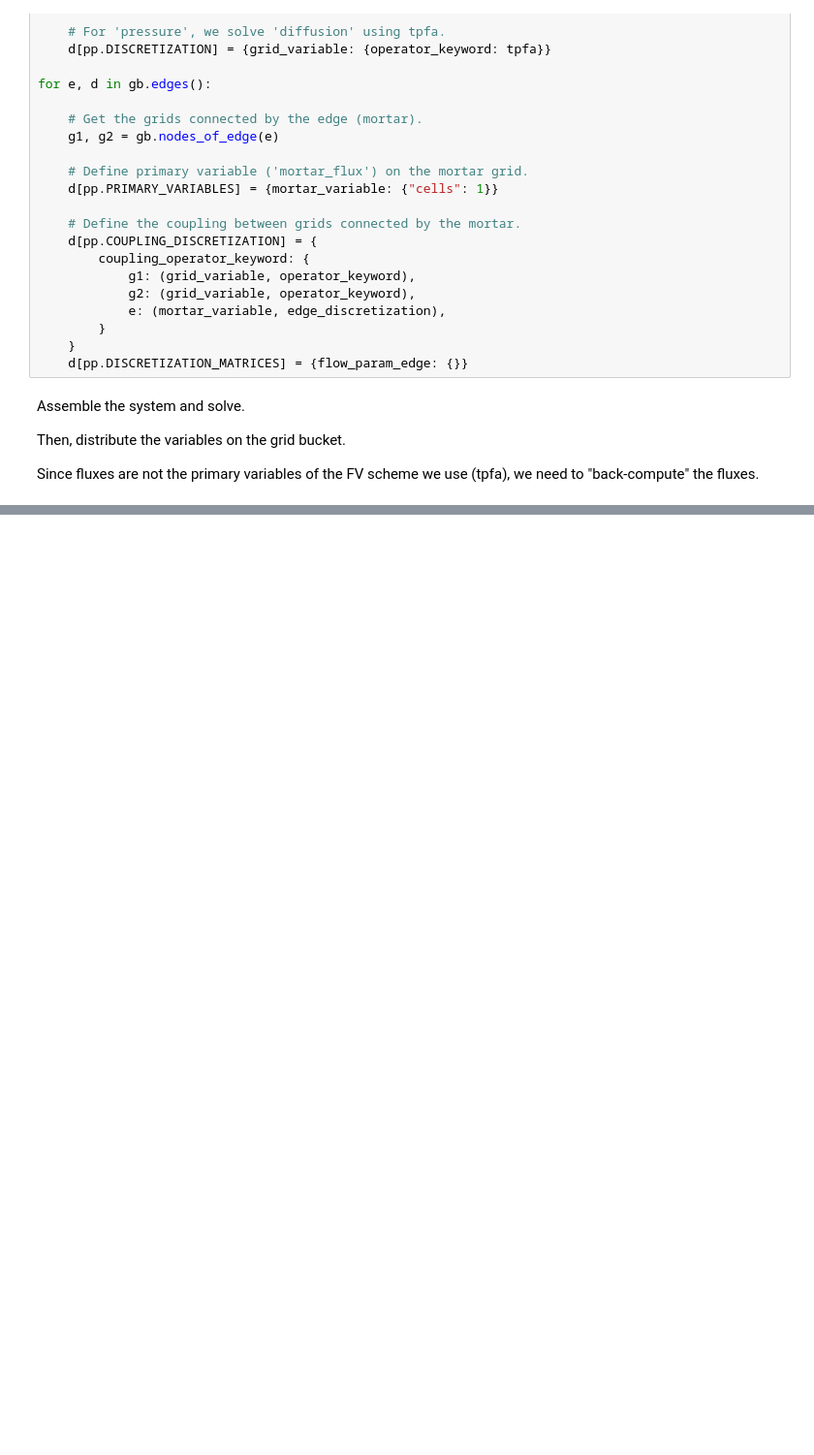
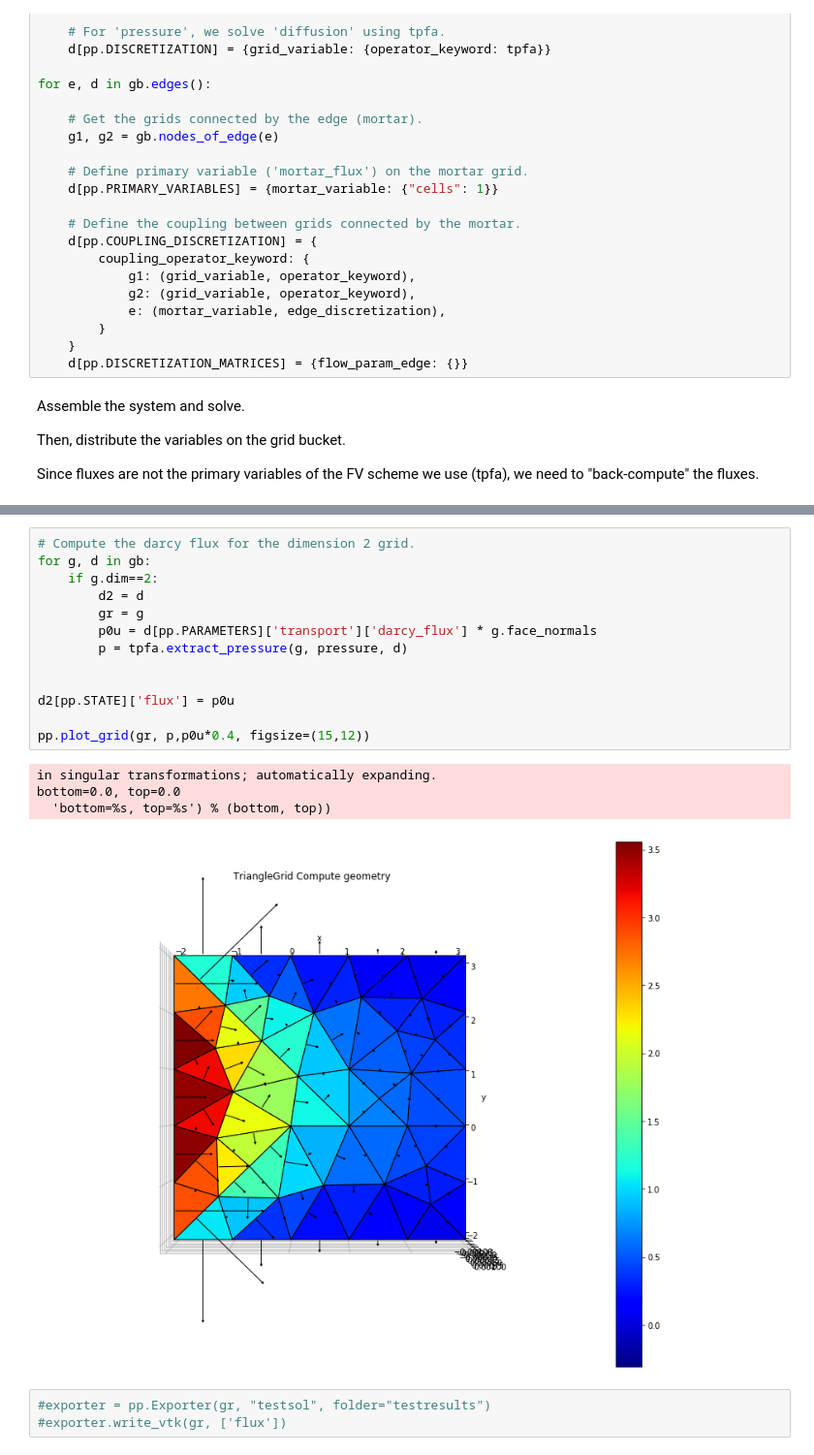
Before and after one commit to zhang-cugb/mastersproject, a Jupyter notebook: transport/tracer-transport.ipynb, the cells around one changed output, grey strips where cells are left out. Shown at 97% size. Drawn from its saved outputs; the diff is of its cells as text; blank space fills up the shorter version.

```diff
--- a/transport/tracer-transport.ipynb
+++ b/transport/tracer-transport.ipynb
@@ -245,0 +247,21 @@ pp.plot_grid(gb,grid_variable, figsize=(15,12))
+# %%
+# Compute the darcy flux for the dimension 2 grid.
+for g, d in gb:
+    if g.dim==2:
+        d2 = d
+        gr = g
+        p0u = d[pp.PARAMETERS]['transport']['darcy_flux'] * g.face_normals
+        p = tpfa.extract_pressure(g, pressure, d)
+
+
+d2[pp.STATE]['flux'] = p0u
+
+pp.plot_grid(gr, p,p0u*0.4, figsize=(15,12))
+# %% [output]
+in singular transformations; automatically expanding.
+bottom=0.0, top=0.0
+  'bottom=%s, top=%s') % (bottom, top))
+[figure, added]
+# %%
+#exporter = pp.Exporter(gr, "testsol", folder="testresults")
+#exporter.write_vtk(gr, ['flux'])
```
Also changed, not shown: parts of 6 cells of this notebook.
